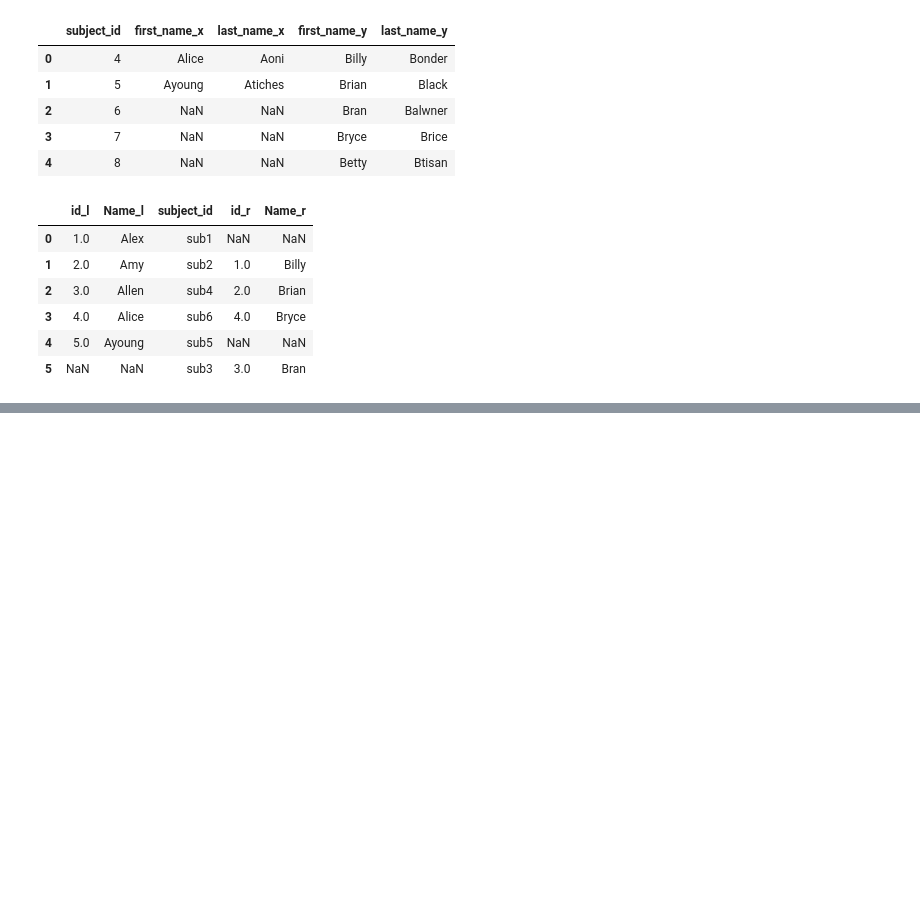
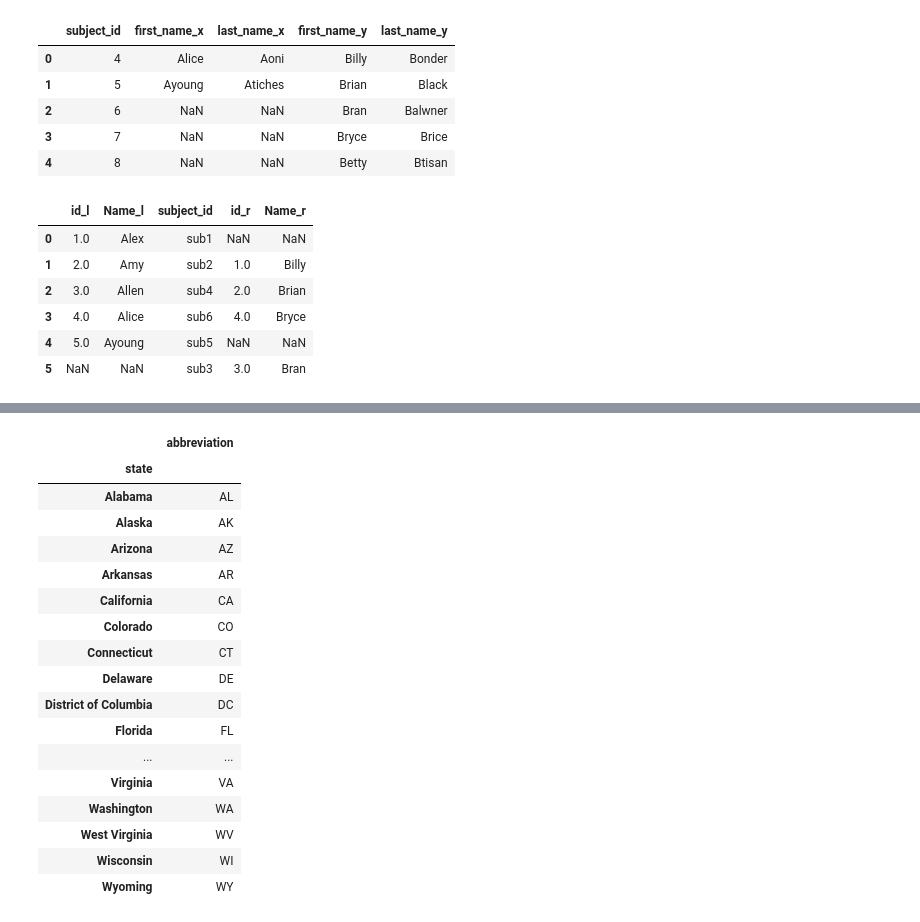
Before and after one commit to danyalutsevich/ML_AI, a Jupyter notebook: Pandas/HowMerge.ipynb, the cells around one changed output, grey strips where cells are left out. Cells and saved outputs as stored; diff of their text form; code cells hidden in the pictures; blank space fills up the shorter version.

```diff
--- a/Pandas/HowMerge.ipynb
+++ b/Pandas/HowMerge.ipynb
@@ -64,0 +139,21 @@ employee_l.merge()
+# %%
+abbrevs
+# %% [output]
+|  | abbreviation |
+| state |  |
+| Alabama | AL |
+| Alaska | AK |
+| Arizona | AZ |
+| Arkansas | AR |
+| California | CA |
+| Colorado | CO |
+| Connecticut | CT |
+| Delaware | DE |
+| District of Columbia | DC |
+| Florida | FL |
+| ... | ... |
+| Virginia | VA |
+| Washington | WA |
+| West Virginia | WV |
+| Wisconsin | WI |
+| Wyoming | WY |
```
Also changed, not shown: parts of 12 cells of this notebook, 3 other files.
